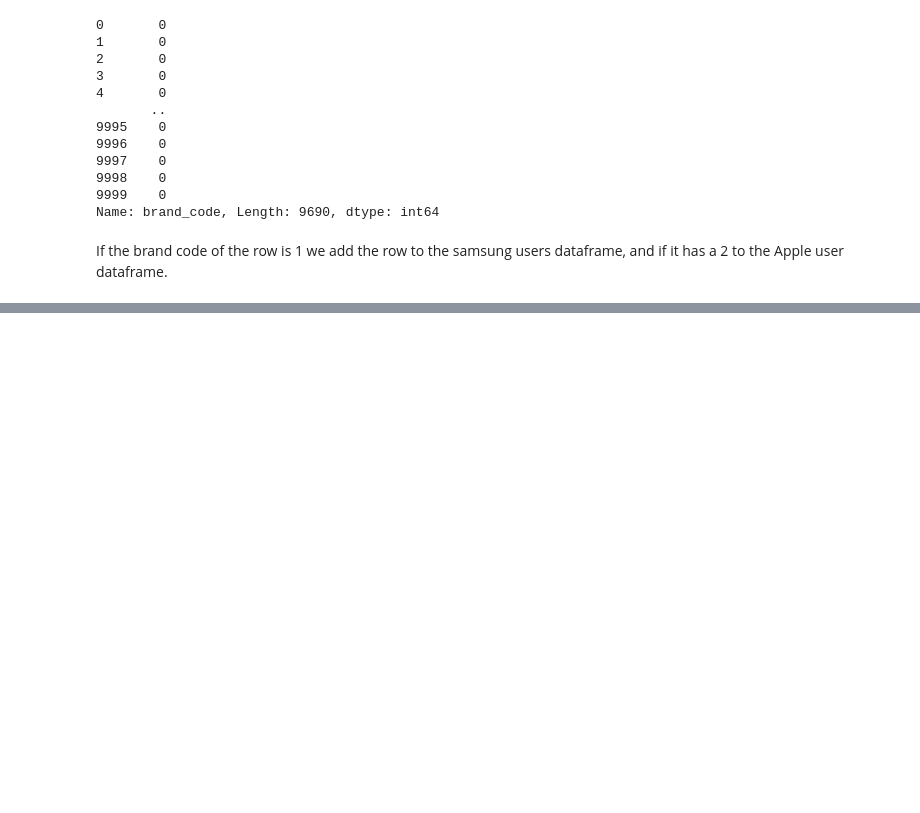
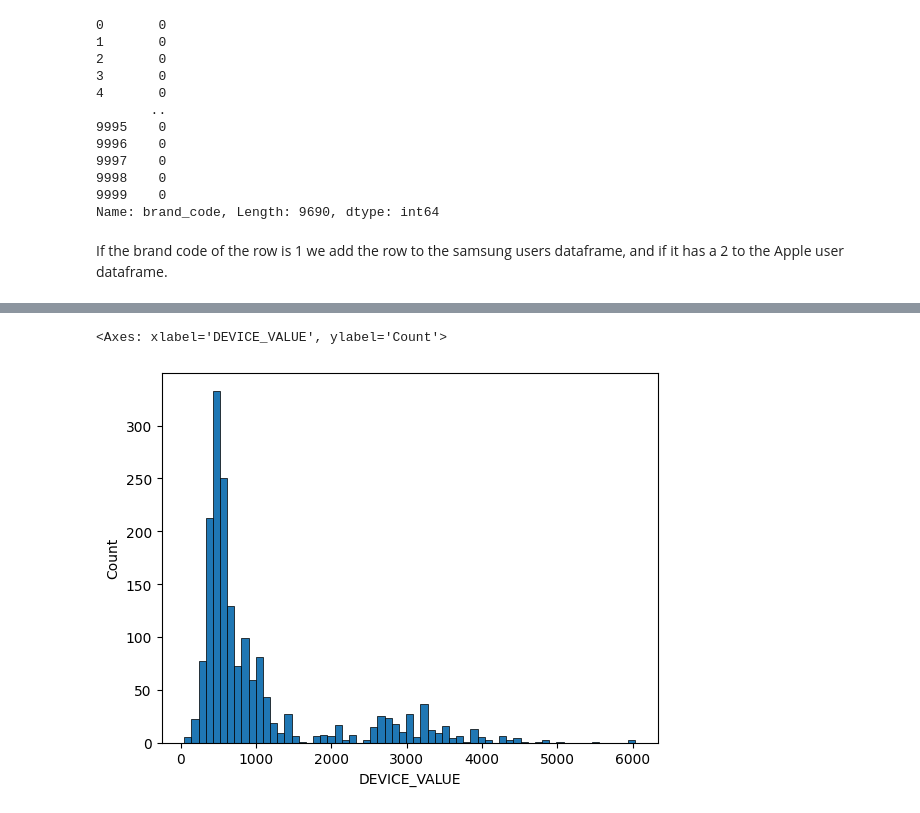
Before and after one commit to joorgecamacho/Samsung_vs_apple_users, a Jupyter notebook: main.ipynb, the cells around one changed output, grey strips where cells are left out. Saved outputs shown, nothing was run; the diff lists cells and outputs as text; code cells hidden in the pictures; blank space fills up the shorter version.

Commit message:
DONE: basic statistics and histograms from device discussion TO DO: redact conclusions, discussion of traffic features

```diff
--- a/main.ipynb
+++ b/main.ipynb
@@ -90,0 +106,5 @@ Now that we have samsung and apple users separated we can proceed to compare the
+# %%
+sns.histplot(samsung_users, x = "DEVICE_VALUE", kde = False, alpha = 1, label = " Samsung Device Value")
+# %% [output]
+<Axes: xlabel='DEVICE_VALUE', ylabel='Count'>
+[figure, added]
```
Also changed, not shown: parts of 7 cells of this notebook.
